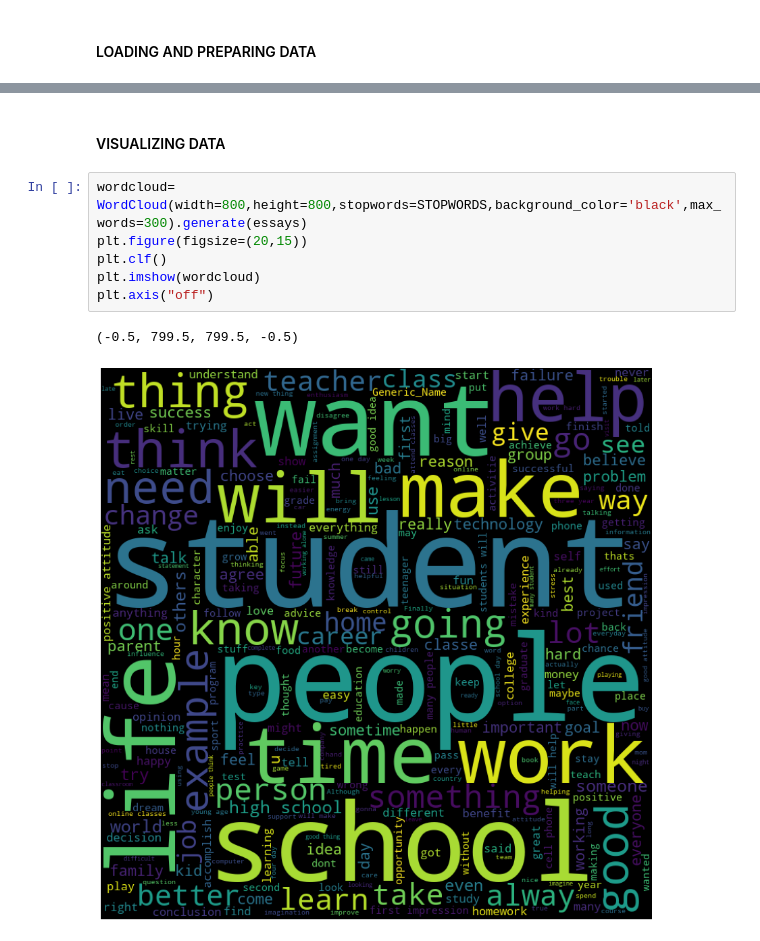
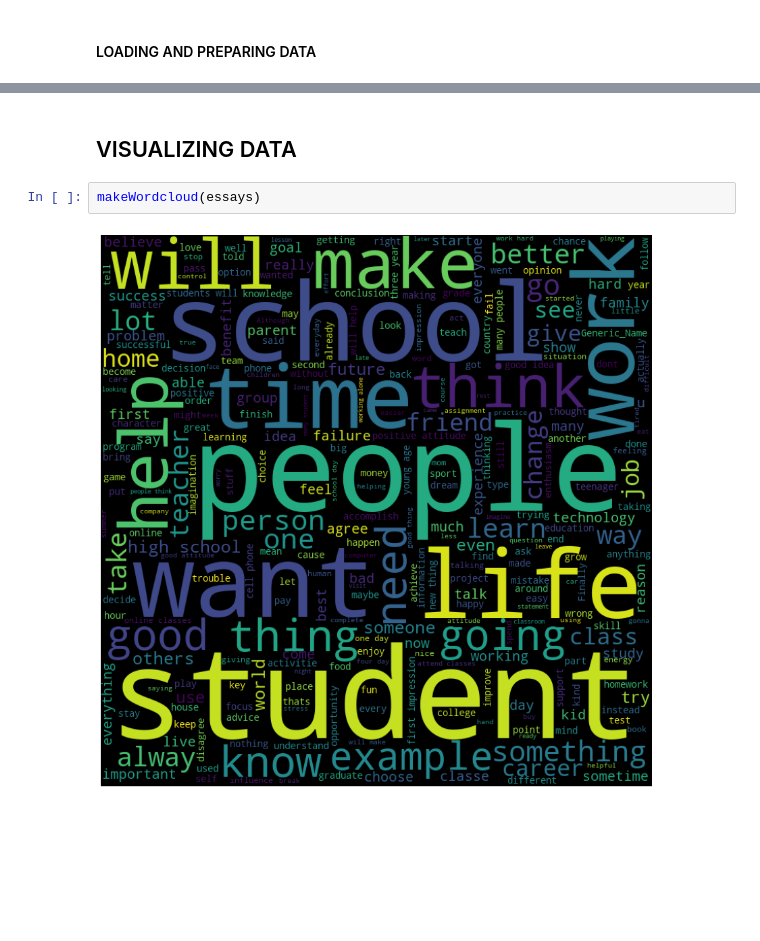
Before and after one commit to leofrio/English-Proficiency-Repository, a Jupyter notebook: doingit.ipynb, the cells around one changed output, grey strips where cells are left out. Cells and saved outputs as stored; diff of their text form; blank space fills up the shorter version.

```diff
--- a/doingit.ipynb
+++ b/doingit.ipynb
@@ -47,14 +144,9 @@ df_train
 # %% [markdown]
-#### VISUALIZING DATA
+## VISUALIZING DATA
-# %%
-wordcloud= WordCloud(width=800,height=800,stopwords=STOPWORDS,background_color='black',max_words=300).generate(essays)
-plt.figure(figsize=(20,15))
-plt.clf()
-plt.imshow(wordcloud)
-plt.axis("off")
-# %% [output]
-(-0.5, 799.5, 799.5, -0.5)
-[figure, removed]
+# %%
+makeWordcloud(essays)
+# %% [output]
+[figure, added]
 # %%
 
 fig,ax =plt.subplots(2,3)
```
Also changed, not shown: parts of 16 cells of this notebook, 1 other file.
